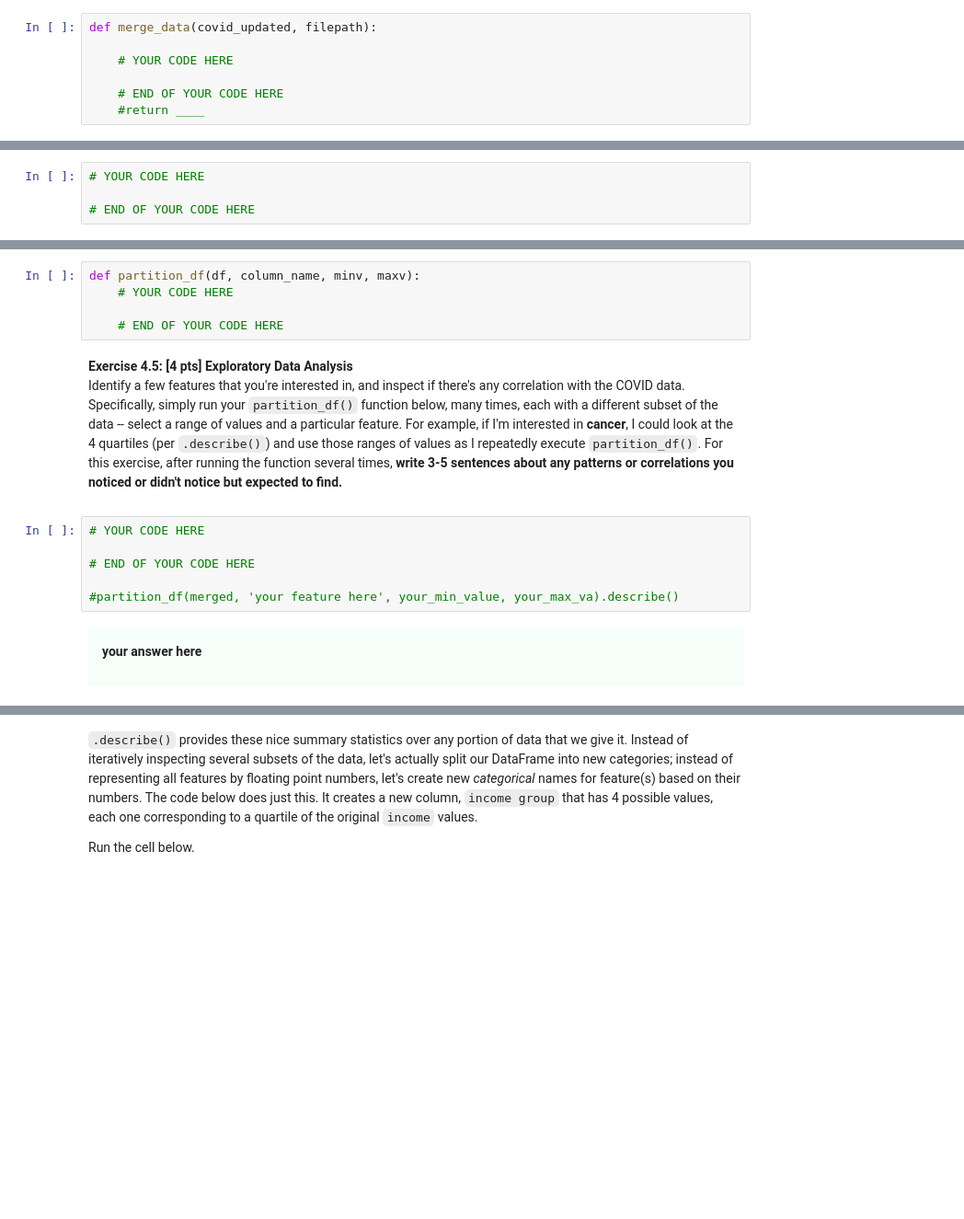
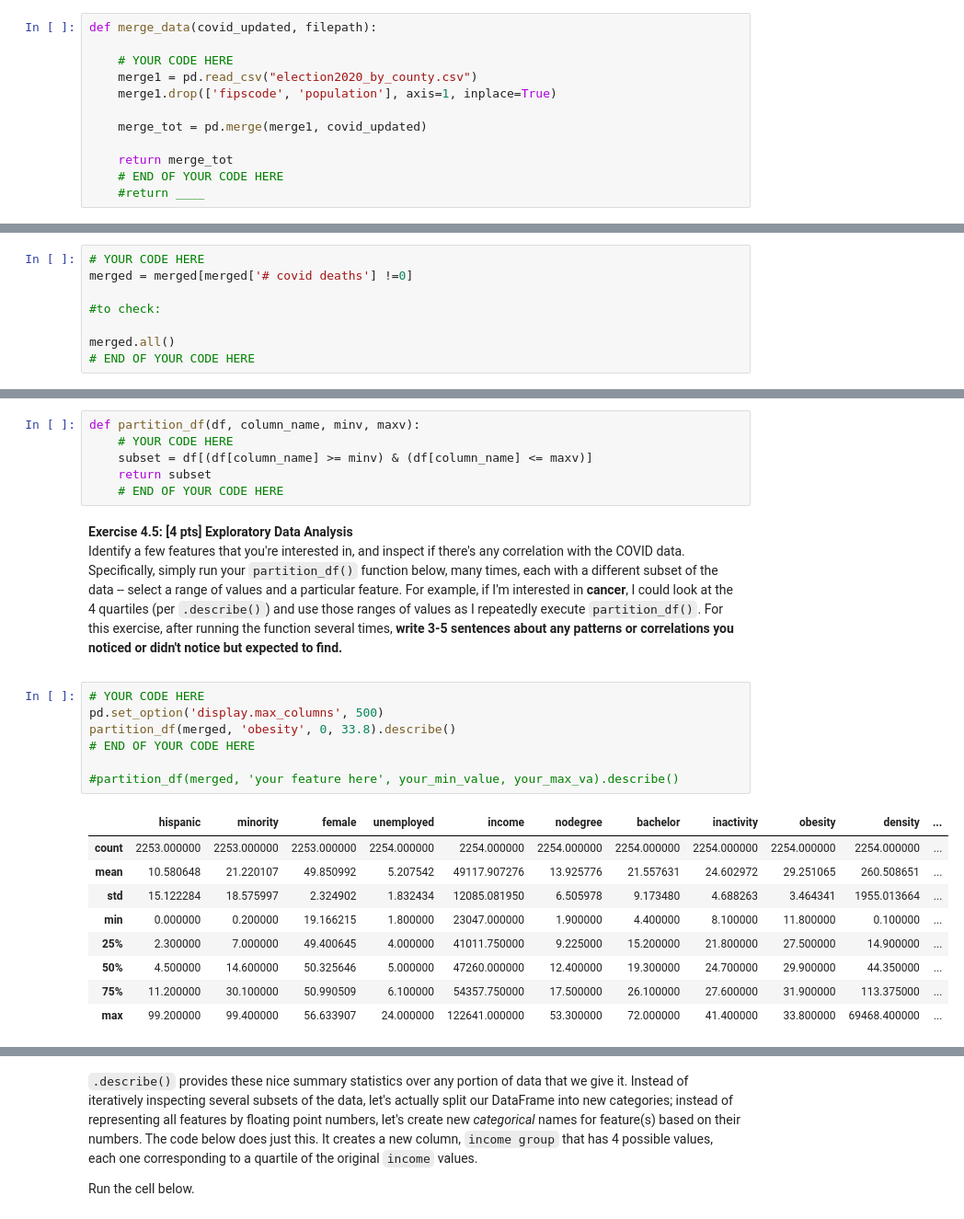
Before and after one commit to jagal-BW/Harvard_DS, a Jupyter notebook: cs109a_hw1_students.ipynb, the cells around one changed output, grey strips where cells are left out. Shown at 92% size. Drawn from its saved outputs; the diff is of its cells as text; blank space fills up the shorter version.

```diff
--- a/cs109a_hw1_students.ipynb
+++ b/cs109a_hw1_students.ipynb
@@ -588,7 +832,12 @@ along with these 15 columns from `election2020_by_county.csv`:
 def merge_data(covid_updated, filepath):
 
     # YOUR CODE HERE
+    merge1 = pd.read_csv("election2020_by_county.csv")
+    merge1.drop(['fipscode', 'population'], axis=1, inplace=True)
 
+    merge_tot = pd.merge(merge1, covid_updated)
+
+    return merge_tot
     # END OF YOUR CODE HERE
     #return ____
 # %% [markdown]
@@ -651,5 +924,9 @@ Using these three informative features, we can inspect how impacted each county
 Before we do any further analysis, we first notice that some counties haven't encountered a single COVID death (usually ones with very small populations), thus providing us with little information. Write code in the cell below to update the `merged` DataFrame so that all rows with 0 deaths are removed.
 # %%
 # YOUR CODE HERE
+merged = merged[merged['# covid deaths'] !=0]
 
+#to check:
+
+merged.all()
 # END OF YOUR CODE HERE
@@ -680,7 +986,8 @@ For example, if we called `partition_df(merged, 'obesity', 30, 45)`, it should r
 # %%
 def partition_df(df, column_name, minv, maxv):
     # YOUR CODE HERE
-
+    subset = df[(df[column_name] >= minv) & (df[column_name] <= maxv)]
+    return subset
     # END OF YOUR CODE HERE
 # %% [markdown]
 <div class='exercise'><b>Exercise 4.5: [4 pts] Exploratory Data Analysis</b>
@@ -689,13 +996,18 @@ Identify a few features that you're interested in, and inspect if there's any co
 </div>
 # %%
 # YOUR CODE HERE
-
+pd.set_option('display.max_columns', 500)
+partition_df(merged, 'obesity', 0, 33.8).describe()
 # END OF YOUR CODE HERE
 
 #partition_df(merged, 'your feature here', your_min_value, your_max_va).describe()
+# %% [output]
+|  | hispanic | minority | female | unemployed | income | nodegree | bachelor | inactivity | obesity | density | ... |
+| count | 2253.000000 | 2253.000000 | 2253.000000 | 2254.000000 | 2254.000000 | 2254.000000 | 2254.000000 | 2254.000000 | 2254.000000 | 2254.000000 | ... |
+| mean | 10.580648 | 21.220107 | 49.850992 | 5.207542 | 49117.907276 | 13.925776 | 21.557631 | 24.602972 | 29.251065 | 260.508651 | ... |
+| std | 15.122284 | 18.575997 | 2.324902 | 1.832434 | 12085.081950 | 6.505978 | 9.173480 | 4.688263 | 3.464341 | 1955.013664 | ... |
+| min | 0.000000 | 0.200000 | 19.166215 | 1.800000 | 23047.000000 | 1.900000 | 4.400000 | 8.100000 | 11.800000 | 0.100000 | ... |
+| 25% | 2.300000 | 7.000000 | 49.400645 | 4.000000 | 41011.750000 | 9.225000 | 15.200000 | 21.800000 | 27.500000 | 14.900000 | ... |
+| 50% | 4.500000 | 14.600000 | 50.325646 | 5.000000 | 47260.000000 | 12.400000 | 19.300000 | 24.700000 | 29.900000 | 44.350000 | ... |
+| 75% | 11.200000 | 30.100000 | 50.990509 | 6.100000 | 54357.750000 | 17.500000 | 26.100000 | 27.600000 | 31.900000 | 113.375000 | ... |
+| max | 99.200000 | 99.400000 | 56.633907 | 24.000000 | 122641.000000 | 53.300000 | 72.000000 | 41.400000 | 33.800000 | 69468.400000 | ... |
-# %% [markdown]
-<div style='background-color:#F6FEFA;padding:15px'>
-
-**your answer here**
-
-</div>
```
Also changed, not shown: parts of 67 cells of this notebook.
